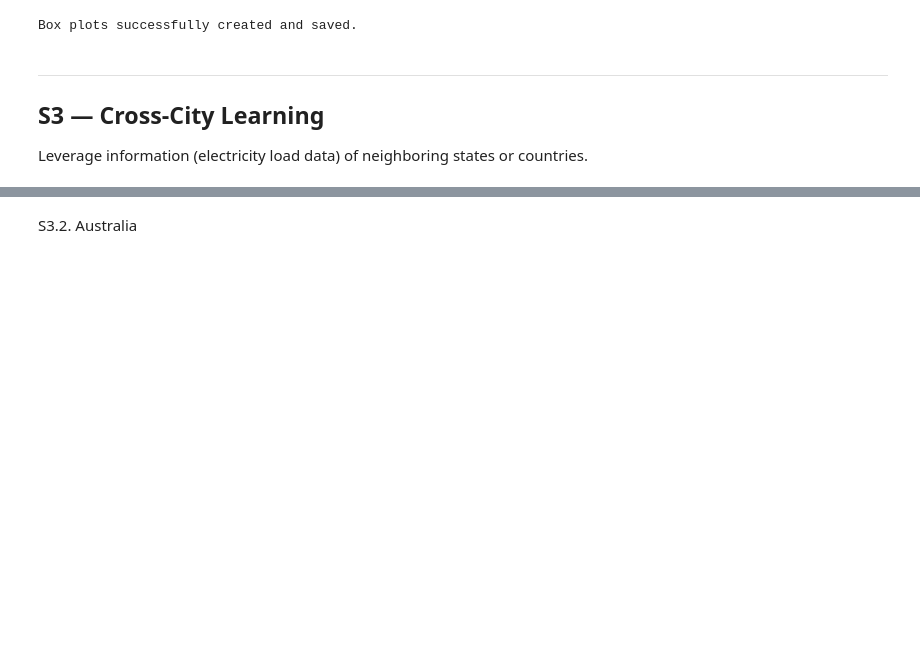
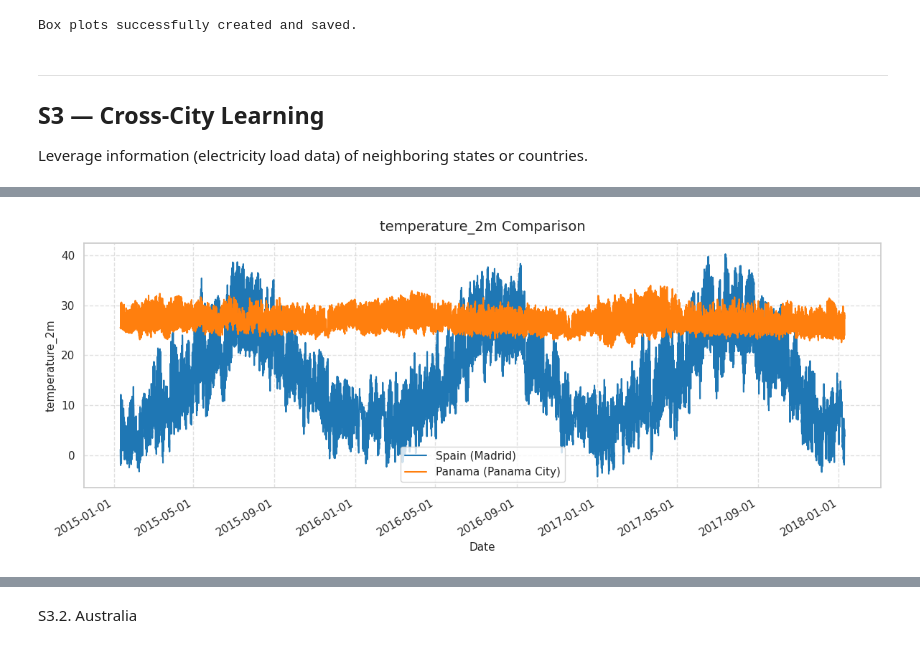
Before and after one commit to schmetti-kim/RCS_time_series_forecasting_electric_load, a Jupyter notebook: chronos_research/main.ipynb, the cells around one changed output, grey strips where cells are left out. Cells and saved outputs as stored; diff of their text form; code cells hidden in the pictures; blank space fills up the shorter version.

```diff
--- a/chronos_research/main.ipynb
+++ b/chronos_research/main.ipynb
@@ -1212,0 +1245,15 @@ Leverage information (electricity load data) of neighboring states or countries.
+# %%
+# Fetch weather data for Madrid using the specified date range, coordinates, and timezone.
+# PAN_START_DATE is the beginning of the period, N_DAYS + 7 accounts for a forecast horizon plus some buffer.
+# The start date is shifted back by 1 day to ensure full data coverage.
+es_mad_weather = fetch_weather(
+    start_date = (pd.to_datetime(PAN_START_DATE) - pd.Timedelta(days=1)).strftime('%Y-%m-%d'),
+    end_date = (pd.to_datetime(PAN_START_DATE) + pd.Timedelta(days=N_DAYS + 7 - 1)).strftime('%Y-%m-%d'),
+    latitude = 40.4165,
+    longitude = -3.7026,
+    timezone = 'Europe/Madrid')
+print(f"Weather data fetched for Madrid starting from {(pd.to_datetime(PAN_START_DATE) - pd.Timedelta(days=1)).strftime('%Y-%m-%d')} to {(pd.to_datetime(PAN_START_DATE) + pd.Timedelta(days=N_DAYS + 7 - 1)).strftime('%Y-%m-%d')}")
+
+# Fix any issues related to Daylight Saving Time (DST) transitions in the timestamps.
+# This ensures that the time series data is correctly aligned.
+es_mad_weather_fix = fix_dst_timestamps(es_mad_weather)
@@ -1212,0 +1312,21 @@ Leverage information (electricity load data) of neighboring states or countries.
+# %%
+# Predict electric load and evaluate the result
+# Load the historical context DataFrame and the ground truth horizons of Panama
+pan_context_df = pd.read_csv(DATA_DIR / "processed" / "pan_context_df.csv")
+pan_ground_truth = np.load(DATA_DIR / "processed" / "pan_horizon_true.npy")
+pan_prediction_timeframe = extract_prediction_timeframe(pan_context_df)
+pan_cov_context_df_single = pd.read_csv(DATA_DIR / "processed" / "pan_cov_context_df_single.csv")
+pan_future_df_single = pd.read_csv(DATA_DIR / "processed" / "pan_future_df_single.csv")
+pan_cov_pred_single = pd.read_csv(RESULTS_DIR / "pan_cov_pred_single.csv")
+pan_cov_res_single = pd.read_csv(RESULTS_DIR / "pan_cov_res_single.csv")
+
+# Load the historical context DataFrame and the ground truth horizons of Spain
+es_context_df = pd.read_csv(DATA_DIR / "processed" / "es_context_df.csv")
+es_ground_truth = np.load(DATA_DIR / "processed" / "es_horizon_true.npy")
+es_cov_context_df = merge_context_with_covariates(es_context_df, es_covariates_df_single, save_name = "es_cov_context_df.csv")
+es_prediction_timeframe = extract_prediction_timeframe(es_context_df)
+es_future_df = merge_context_with_covariates(es_prediction_timeframe, es_covariates_df_single, save_name = "es_future_df.csv")
+
+# Extract only a small part of data where the temperature trajectory is similar to that of Panama and replicate that data across all ID's
+es_cov_context_df_rep = replicate_days(df = es_cov_context_df, target_id = 'ES_day_184')
+es_future_df_rep = replicate_days(df = es_future_df, target_id = 'ES_day_184')
@@ -1212,0 +1388,5 @@ Leverage information (electricity load data) of neighboring states or countries.
+# %%
+# Plot temperature trajectory of each of both regions
+plot_comparison(es_future_df, pan_future_df_single, "temperature_2m", label1='Spain (Madrid)', label2='Panama (Panama City)')
+# %% [output]
+[figure, added]
```
Also changed, not shown: parts of 16 cells of this notebook, 34 other files.
